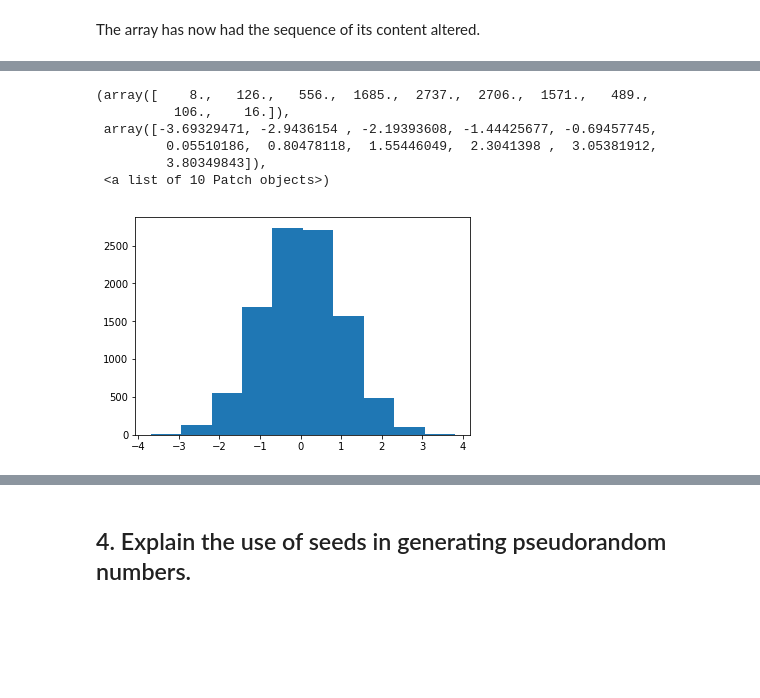
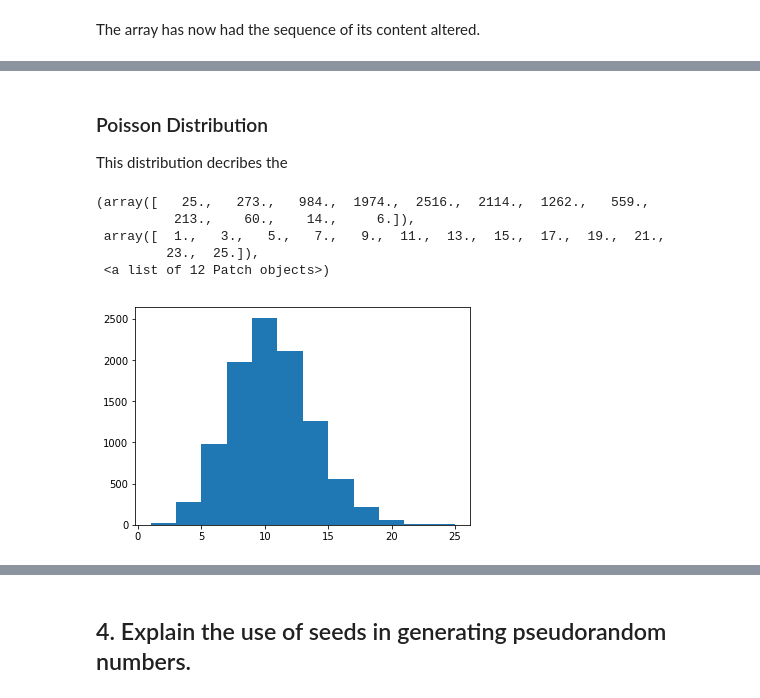
Before and after one commit to MKelly1303/GMIT_52465_Prog_Assignment1, a Jupyter notebook: 52465-Assignment_1_Mark_Kelly.ipynb, the cells around one changed output, grey strips where cells are left out. Drawn from its saved outputs; the diff is of its cells as text; code cells hidden in the pictures; blank space fills up the shorter version.

```diff
--- a/52465-Assignment_1_Mark_Kelly.ipynb
+++ b/52465-Assignment_1_Mark_Kelly.ipynb
@@ -126,11 +168,14 @@ This is probably one of the most important distributions.
+# %% [markdown]
+### Poisson Distribution
+
+This distribution decribes the
 # %%
-n = np.random.normal(0,1,10000)
-plt.hist(n)
+ps = np.random.poisson(10, 10000)
+plt.hist(ps, 12)
 # %% [output]
-(array([    8.,   126.,   556.,  1685.,  2737.,  2706.,  1571.,   489.,
-          106.,    16.]),
- array([-3.69329471, -2.9436154 , -2.19393608, -1.44425677, -0.69457745,
-         0.05510186,  0.80478118,  1.55446049,  2.3041398 ,  3.05381912,
-         3.80349843]),
- <a list of 10 Patch objects>)
+(array([   25.,   273.,   984.,  1974.,  2516.,  2114.,  1262.,   559.,
+          213.,    60.,    14.,     6.]),
+ array([  1.,   3.,   5.,   7.,   9.,  11.,  13.,  15.,  17.,  19.,  21.,
+         23.,  25.]),
+ <a list of 12 Patch objects>)
-[figure, old version]
+[figure, new version]
```
Also changed, not shown: parts of 18 cells of this notebook.
